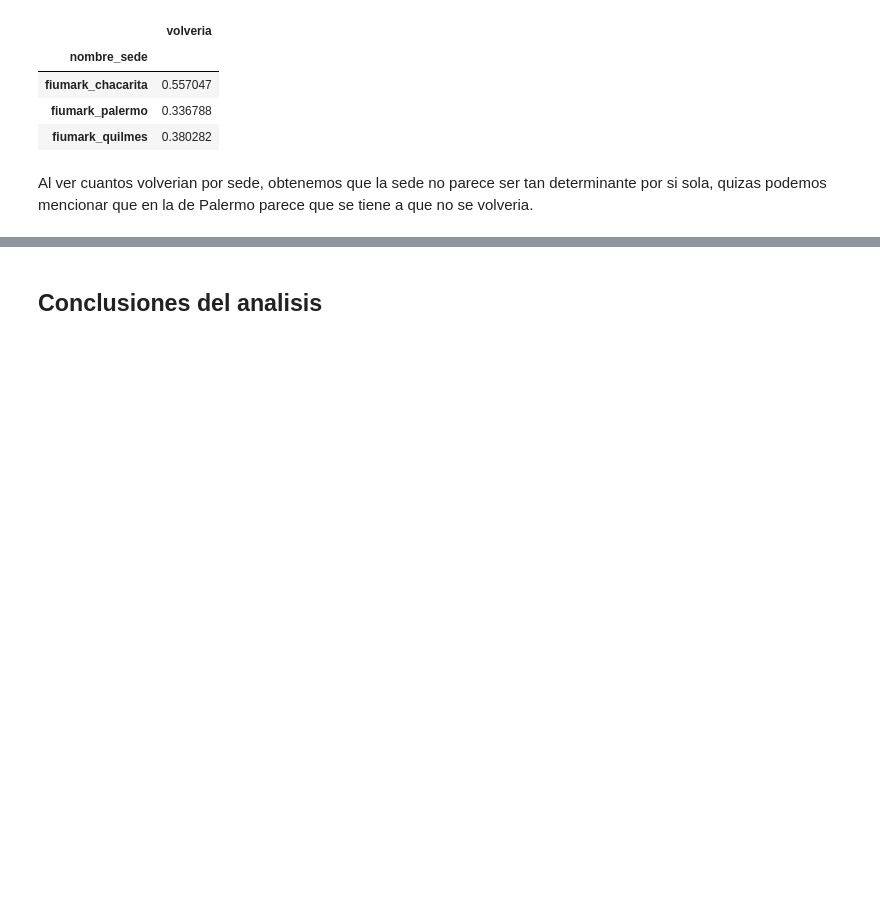
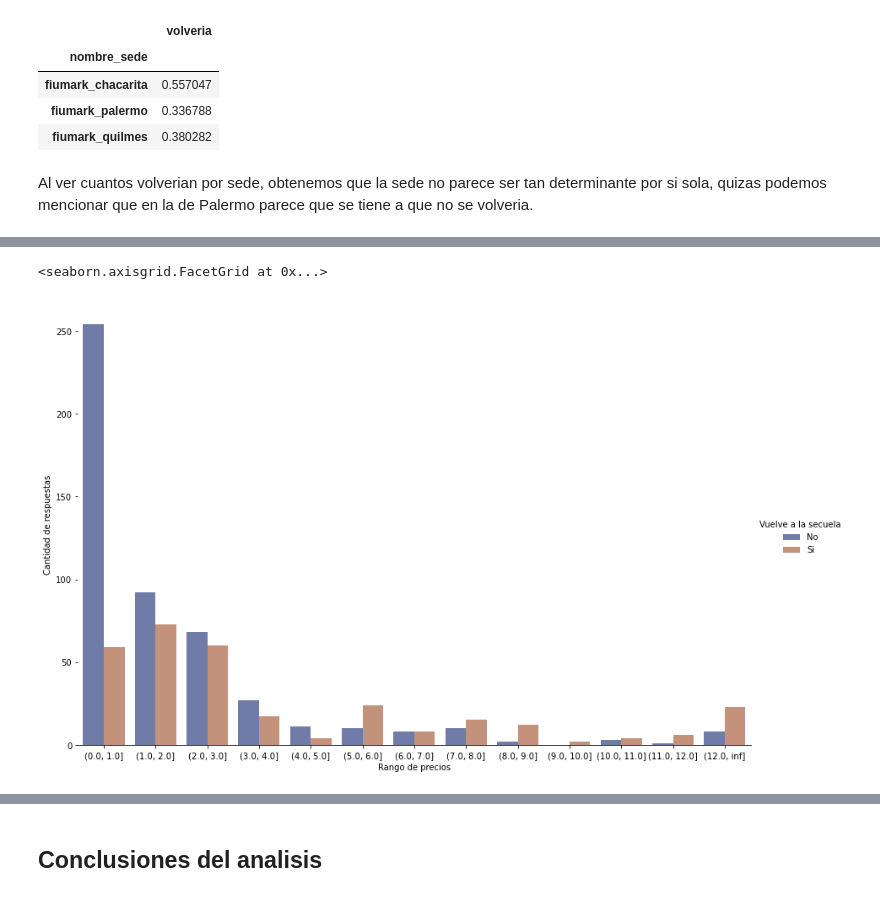
Before and after one commit to brunograssano/TP-Organizacion-de-datos, a Jupyter notebook: TP_Datos.ipynb, the cells around one changed output, grey strips where cells are left out. Drawn from its saved outputs; the diff is of its cells as text; code cells hidden in the pictures; blank space fills up the shorter version.

```diff
--- a/TP_Datos.ipynb
+++ b/TP_Datos.ipynb
@@ -446,0 +466,22 @@ Al ver cuantos volverian por sede, obtenemos que la sede no parece ser tan deter
+# %%
+bins = [0, 1, 2, 3, 4, 5, 6, 7, 8, 9, 10, 11, 12, np.inf]
+rango_precios = pd.cut(info_fiumark_df['precio_ticket'], bins=bins)
+
+volveria_por_rango_precio = info_fiumark_df.groupby(by=rango_precios)['volveria'].value_counts()
+volveria_por_rango_precio_df = volveria_por_rango_precio.to_frame()
+volveria_por_rango_precio_df.rename(columns={'volveria':'Cantidad de respuestas'},inplace=True)
+volveria_por_rango_precio_df.reset_index(inplace=True)
+volveria_por_rango_precio_df.rename(columns={'volveria':'Vuelve a la secuela','precio_ticket':'Rango de precios'},inplace=True)
+# %%
+volveria_por_rango_precio_df['Vuelve a la secuela'].replace([0,1],['No','Si'],inplace=True)
+# %%
+g = sns.catplot(
+    data=volveria_por_rango_precio_df, kind="bar",
+    x="Rango de precios", y="Cantidad de respuestas", hue="Vuelve a la secuela",
+    ci=None, palette="dark", alpha=.6, height=8,aspect=1.5
+)
+g.despine(left=True)
+g.set_axis_labels("Rango de precios", "Cantidad de respuestas")
+# %% [output]
+<seaborn.axisgrid.FacetGrid at 0x...>
+[figure, added]
```
Also changed, not shown: parts of 9 cells of this notebook.
